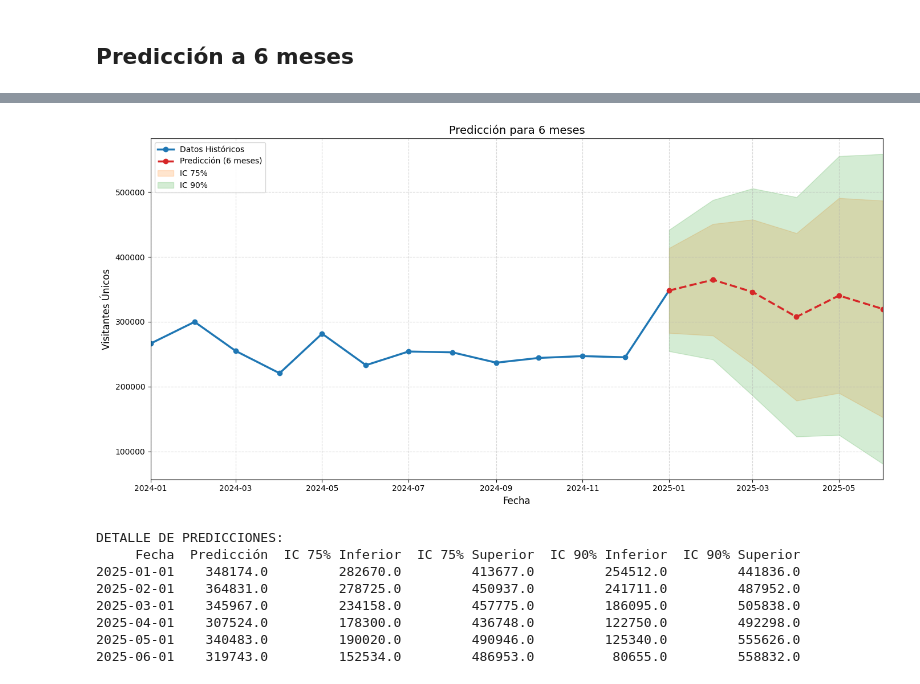
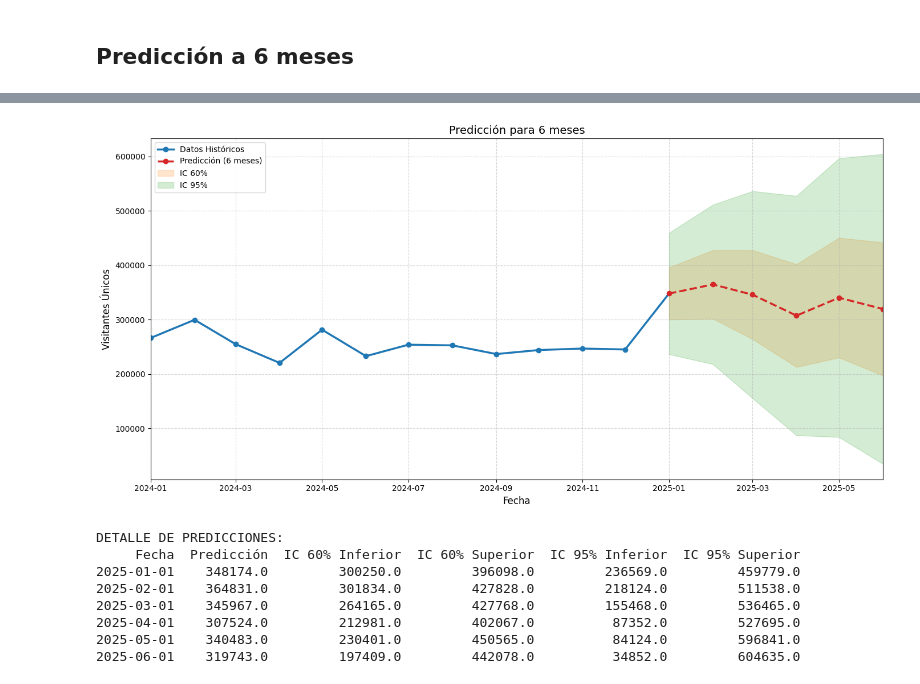
Before and after one commit to alejandromtnz/MMM, a Jupyter notebook: sarima.ipynb, the cells around one changed output, grey strips where cells are left out. Drawn from its saved outputs; the diff is of its cells as text; code cells hidden in the pictures.

```diff
--- a/sarima.ipynb
+++ b/sarima.ipynb
@@ -1020,10 +701,10 @@ prediction_dates = pd.date_range(start=last_date + pd.DateOffset(months=1),
 # Obtener predicción con intervalos
 forecast = sarima_fit.get_forecast(steps=forecast_months)
 predictions = pd.Series(forecast.predicted_mean.values, index=prediction_dates)
-conf_75 = pd.DataFrame(forecast.conf_int(alpha=0.25).values,
+conf_75 = pd.DataFrame(forecast.conf_int(alpha=0.40).values,
                       index=prediction_dates,
                       columns=['lower', 'upper'])
-conf_90 = pd.DataFrame(forecast.conf_int(alpha=0.10).values,
+conf_90 = pd.DataFrame(forecast.conf_int(alpha=0.05).values,
                       index=prediction_dates,
                       columns=['lower', 'upper'])
 
@@ -1061,47 +742,47 @@ plt.fill_between(predictions.index,
                  conf_75['upper'],
                  color='#ff7f0e',
                  alpha=0.2,
-                 label='IC 75%')
+                 label='IC 60%')
 
 plt.fill_between(predictions.index,
                  conf_90['lower'],
                  conf_90['upper'],
                  color='#2ca02c',
                  alpha=0.2,
-                 label='IC 90%')
+                 label='IC 95%')
 
 # Personalización del gráfico
 plt.xlabel('Fecha', fontsize=12)
 plt.ylabel('Visitantes Únicos', fontsize=12)
 plt.title(f'Predicción para {forecast_months} meses', fontsize=14)
 plt.legend(fontsize=10, loc='upper left')
 plt.grid(True, linestyle='--', alpha=0.5)
 
 # Ajustar límites del eje x
 plt.xlim(historical_data.index[0], predictions.index[-1])
 
 plt.tight_layout()
 plt.show()
 
 # 5. Tabla de resultados
 results_df = pd.DataFrame({
     'Fecha': predictions.index.strftime('%Y-%m-%d'),
     'Predicción': predictions.round(0),
-    'IC 75% Inferior': conf_75['lower'].round(0),
-    'IC 75% Superior': conf_75['upper'].round(0),
-    'IC 90% Inferior': conf_90['lower'].round(0),
-    'IC 90% Superior': conf_90['upper'].round(0)
+    'IC 60% Inferior': conf_75['lower'].round(0),
+    'IC 60% Superior': conf_75['upper'].round(0),
+    'IC 95% Inferior': conf_90['lower'].round(0),
+    'IC 95% Superior': conf_90['upper'].round(0)
 })
 
 print("\nDETALLE DE PREDICCIONES:")
 print(results_df.to_string(index=False))
 # %% [output]
-[figure, old version]
+[figure, new version]
 DETALLE DE PREDICCIONES:
-     Fecha  Predicción  IC 75% Inferior  IC 75% Superior  IC 90% Inferior  IC 90% Superior
-2025-01-01    348174.0         282670.0         413677.0         254512.0         441836.0
-2025-02-01    364831.0         278725.0         450937.0         241711.0         487952.0
-2025-03-01    345967.0         234158.0         457775.0         186095.0         505838.0
-2025-04-01    307524.0         178300.0         436748.0         122750.0         492298.0
-2025-05-01    340483.0         190020.0         490946.0         125340.0         555626.0
-2025-06-01    319743.0         152534.0         486953.0          80655.0         558832.0
+     Fecha  Predicción  IC 60% Inferior  IC 60% Superior  IC 95% Inferior  IC 95% Superior
+2025-01-01    348174.0         300250.0         396098.0         236569.0         459779.0
+2025-02-01    364831.0         301834.0         427828.0         218124.0         511538.0
+2025-03-01    345967.0         264165.0         427768.0         155468.0         536465.0
+2025-04-01    307524.0         212981.0         402067.0          87352.0         527695.0
+2025-05-01    340483.0         230401.0         450565.0          84124.0         596841.0
+2025-06-01    319743.0         197409.0         442078.0          34852.0         604635.0
```
Also changed, not shown: parts of 7 cells of this notebook.
